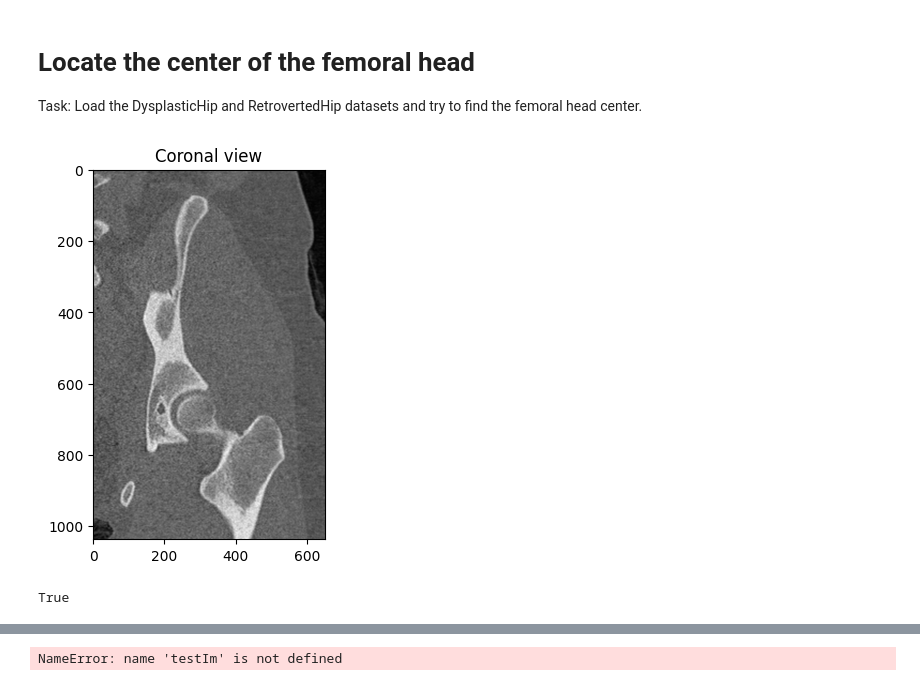
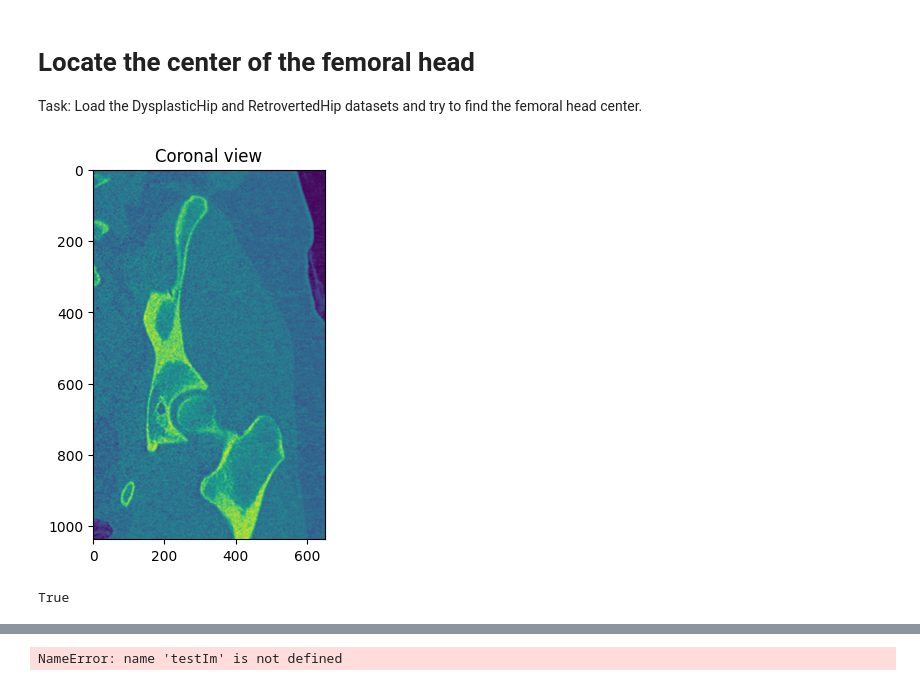
Before and after one commit to Sentz98/FemoralHeadSegmentation, a Jupyter notebook: assignement.ipynb, the cells around one changed output, grey strips where cells are left out. Drawn from its saved outputs; the diff is of its cells as text; code cells hidden in the pictures.

```diff
--- a/assignement.ipynb
+++ b/assignement.ipynb
@@ -95,25 +95,28 @@ Task: Load the DysplasticHip and RetrovertedHip datasets and try to find the fem
 # %%
 import cv2
 import numpy as np
 import matplotlib.pyplot as plt
 
 #apply gaussian filter to reduce noise to coronal view
 coronal = cv2.GaussianBlur(coronal_roi,(7,7),0.5)
 
+#treshold the image
+ret,thresh1 = cv2.threshold(coronal,200,255,cv2.THRESH_BINARY)
+
 # Normalize the image over 255 only positive
 
 coronal = coronal - min(coronal.flatten())
 coronal = coronal / max(coronal.flatten())
 coronal = coronal * 255
 
-plt.imshow(coronal, cmap='gray')
+plt.imshow(coronal)
 plt.title('Coronal view')
 plt.show()
 
 #save image
 cv2.imwrite('Coronal.png', coronal)
 # %% [output]
-[figure, old version]
+[figure, new version]
 True
 # %%
 #read image
```
Also changed, not shown: parts of 1 cell of this notebook.
